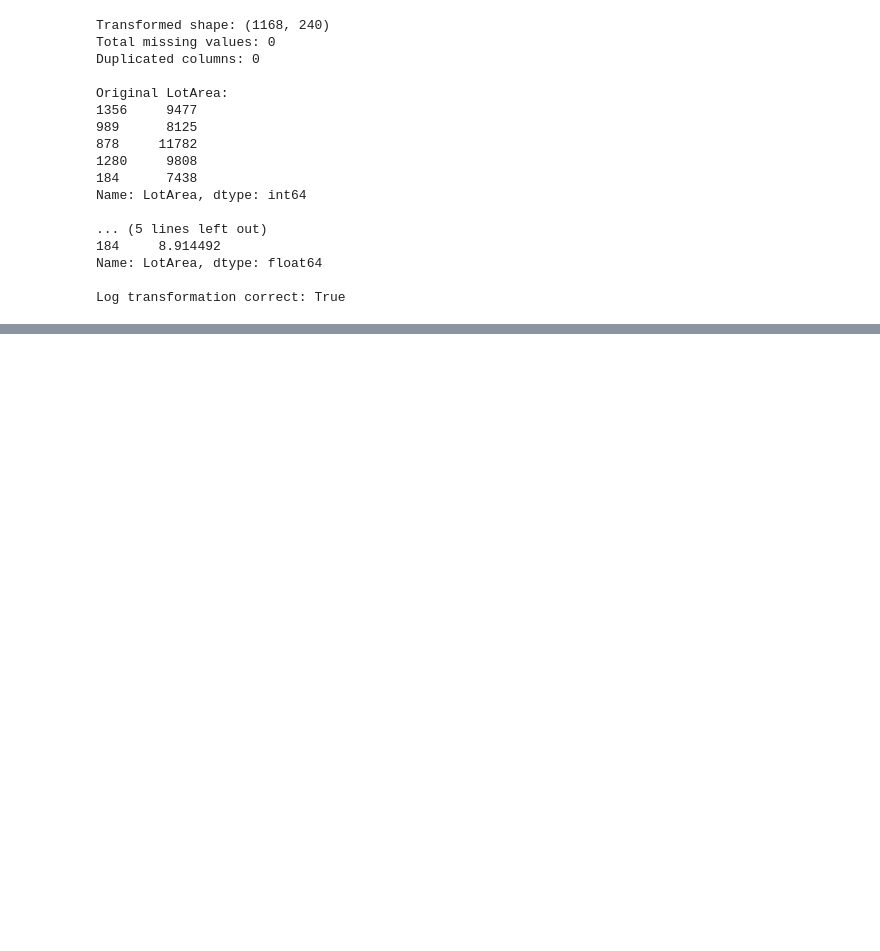
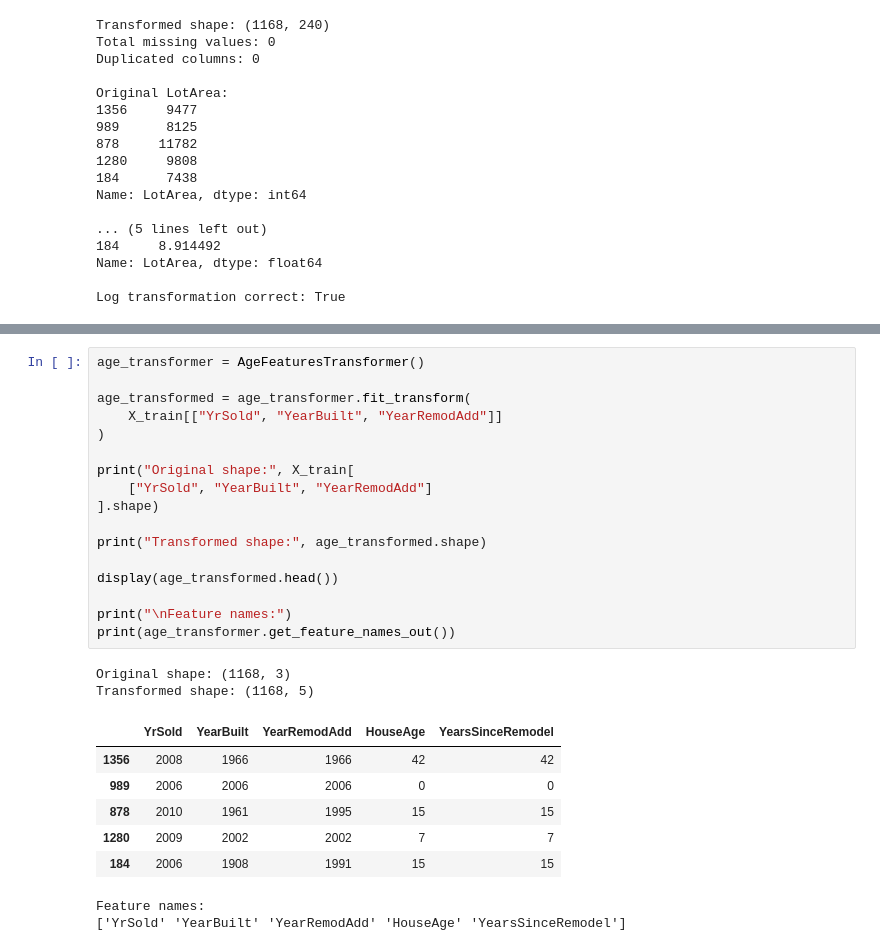
Before and after one commit to MiloszZ2222/ml-production-project, a Jupyter notebook: notebooks/02_feature_engineering.ipynb, the cells around one changed output, grey strips where cells are left out. Cells and saved outputs as stored; diff of their text form; blank space fills up the shorter version.

```diff
--- a/notebooks/02_feature_engineering.ipynb
+++ b/notebooks/02_feature_engineering.ipynb
@@ -2428,0 +2512,28 @@ Total missing: 0
+# %%
+age_transformer = AgeFeaturesTransformer()
+
+age_transformed = age_transformer.fit_transform(
+    X_train[["YrSold", "YearBuilt", "YearRemodAdd"]]
+)
+
+print("Original shape:", X_train[
+    ["YrSold", "YearBuilt", "YearRemodAdd"]
+].shape)
+
+print("Transformed shape:", age_transformed.shape)
+
+display(age_transformed.head())
+
+print("\nFeature names:")
+print(age_transformer.get_feature_names_out())
+# %% [output]
+Original shape: (1168, 3)
+Transformed shape: (1168, 5)
+|  | YrSold | YearBuilt | YearRemodAdd | HouseAge | YearsSinceRemodel |
+| 1356 | 2008 | 1966 | 1966 | 42 | 42 |
+| 989 | 2006 | 2006 | 2006 | 0 | 0 |
+| 878 | 2010 | 1961 | 1995 | 15 | 15 |
+| 1280 | 2009 | 2002 | 2002 | 7 | 7 |
+| 184 | 2006 | 1908 | 1991 | 15 | 15 |
+Feature names:
+['YrSold' 'YearBuilt' 'YearRemodAdd' 'HouseAge' 'YearsSinceRemodel']
```
Also changed, not shown: parts of 28 cells of this notebook.
